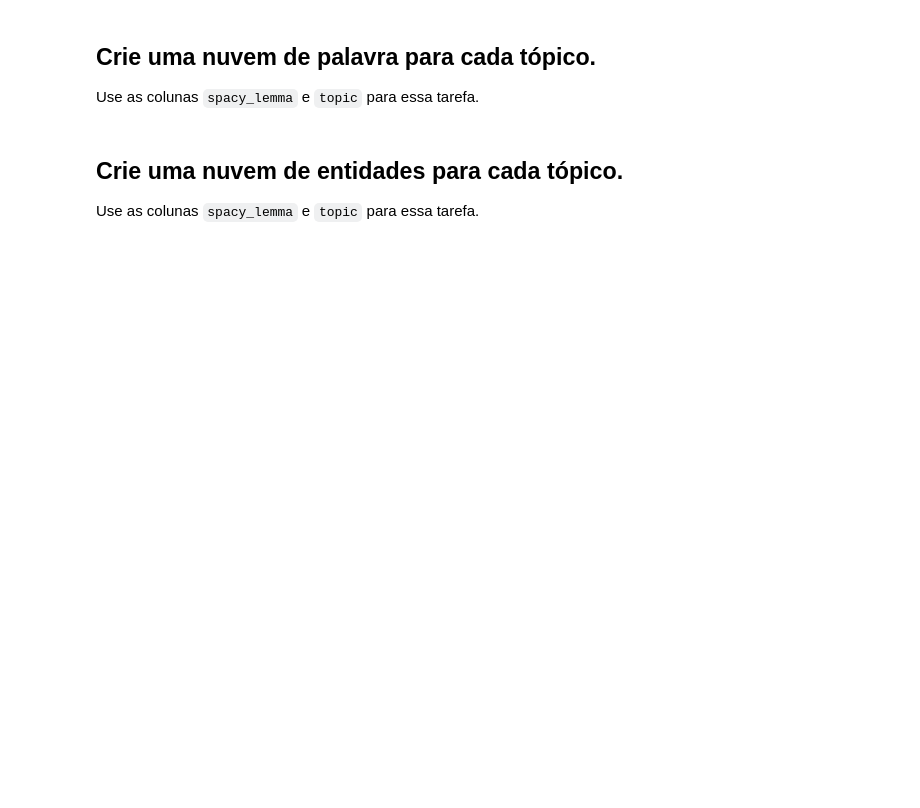
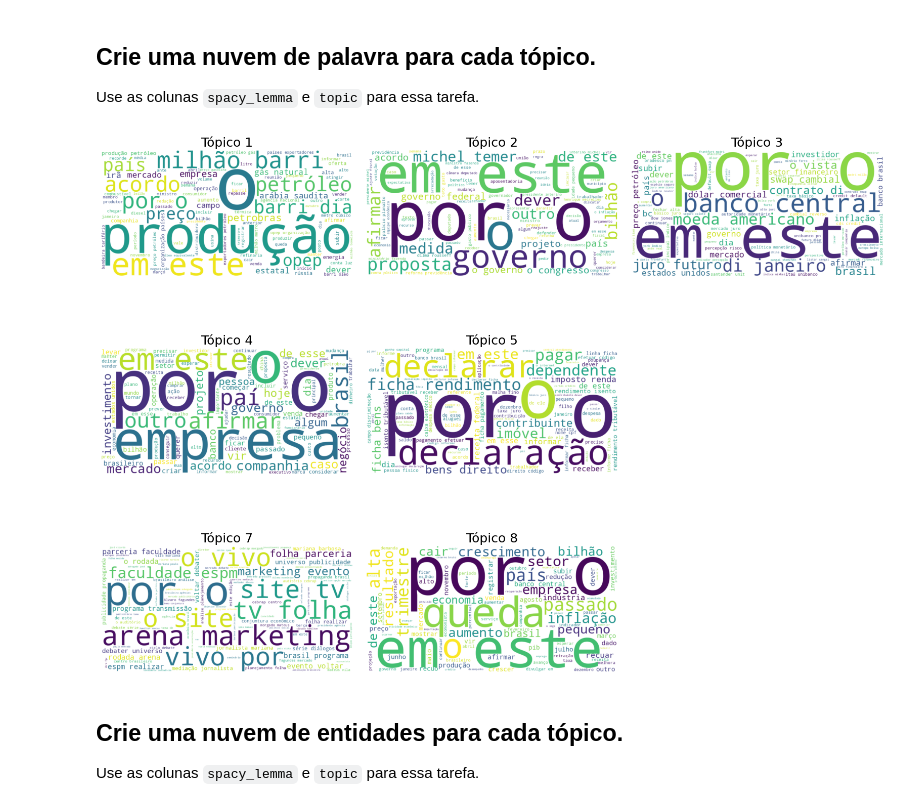
Before and after one commit to arthurgivigir/infnet_pd_25E2-25E2, a Jupyter notebook: Arthur_Givigir_Questionário_Projeto_de_Disciplina_de_Text_Mining.ipynb, the cells around one changed output. Saved outputs shown, nothing was run; the diff lists cells and outputs as text; code cells hidden in the pictures; blank space fills up the shorter version.

```diff
--- a/Arthur_Givigir_Questionário_Projeto_de_Disciplina_de_Text_Mining.ipynb
+++ b/Arthur_Givigir_Questionário_Projeto_de_Disciplina_de_Text_Mining.ipynb
@@ -341,7 +341,8 @@ def get_topic(tfidf: np.array):
     """
     Get topic for a lda trained model
     """
-    # Escreva seu código aqui
+    topics = lda.transform([tfidf])
+    return np.argmax(topics) + 1
 
 news_2016['topic'] = news_2016.tfidf.progress_map(get_topic)
 # %% [markdown]
@@ -366,34 +367,45 @@ Use as colunas `spacy_lemma` e  `topic` para essa tarefa.
 # %%
 def plot_wordcloud(text:str, ax:plt.Axes) -> plt.Axes:
     """
     Plot the wordcloud for the text/
     Arguments:
         -  text: string to be analised
         -  ax: plt subaxis
     Returns:
      - ax
     """
-    # Escreva seu código aqui
-    # return ax
+    wordcloud = WordCloud(
+        width=800,
+        height=400,
+        background_color='white',
+        max_words=100,
+        colormap='viridis'
+    ).generate(text)
+
+    ax.imshow(wordcloud, interpolation='bilinear')
+    ax.axis('off')
+    return ax
 
 def plot_wordcloud_for_a_topic(topic:int, ax:plt.Axes) -> plt.Axes:
     topic_news = news_2016[news_2016['topic'] == topic]
     list_of_words = chain(*topic_news.spacy_lemma.values.tolist())
     string_complete = ' '.join(list_of_words)
     if not string_complete:
         return None
     return plot_wordcloud(string_complete, ax)
 
 fig, axis = plt.subplots(3, 3, figsize=(16, 12))
 
 axis_  = axis.flatten()
 for idx, ax in enumerate(axis_):
     ax_ = plot_wordcloud_for_a_topic(idx + 1, ax)
     if ax_ is None:
         plt.delaxes(ax)
         continue
     ax.set_title(f"Tópico {idx + 1}")
 fig.tight_layout()
+# %% [output]
+[figure, added]
 # %% [markdown]
 ## Crie uma nuvem de entidades para cada tópico.
 
```
Also changed, not shown: parts of 2 cells of this notebook.
